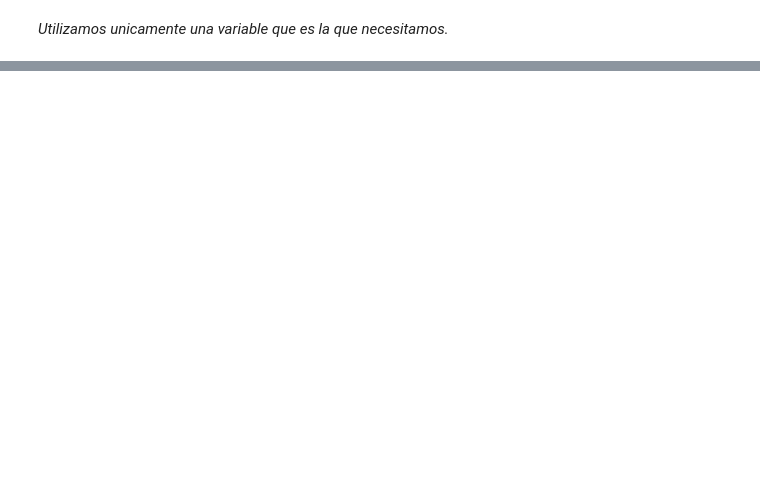
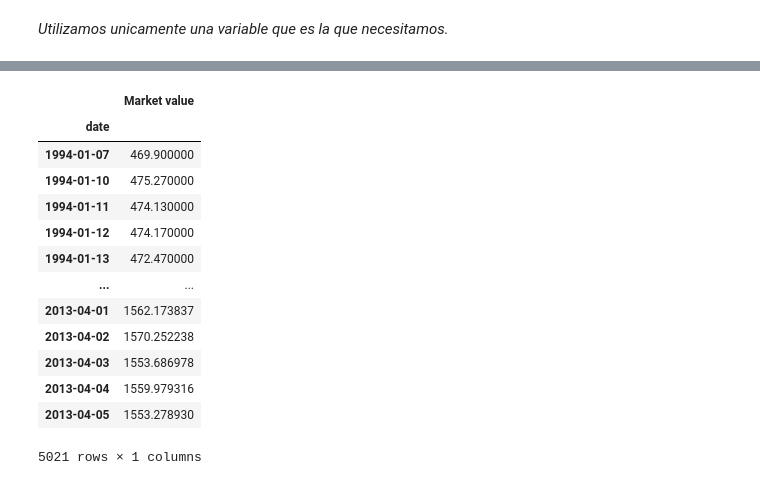
Before and after one commit to Rinzler122/AVENGERS, a Jupyter notebook: Series_de_tiempo.ipynb, the cells around one changed output, grey strips where cells are left out. Cells and saved outputs as stored; diff of their text form; code cells hidden in the pictures; blank space fills up the shorter version.

```diff
--- a/Series_de_tiempo.ipynb
+++ b/Series_de_tiempo.ipynb
@@ -215,0 +192,17 @@ df.describe()
+# %%
+df_training  # Conjunto de entrenamiento
+# %% [output]
+|  | Market value |
+| date |  |
+| 1994-01-07 | 469.900000 |
+| 1994-01-10 | 475.270000 |
+| 1994-01-11 | 474.130000 |
+| 1994-01-12 | 474.170000 |
+| 1994-01-13 | 472.470000 |
+| ... | ... |
+| 2013-04-01 | 1562.173837 |
+| 2013-04-02 | 1570.252238 |
+| 2013-04-03 | 1553.686978 |
+| 2013-04-04 | 1559.979316 |
+| 2013-04-05 | 1553.278930 |
+5021 rows × 1 columns
```
Also changed, not shown: parts of 16 cells of this notebook.
